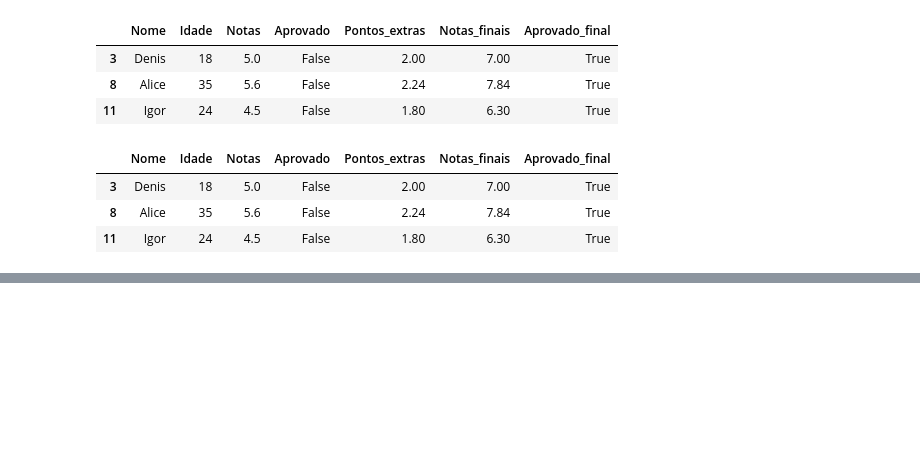
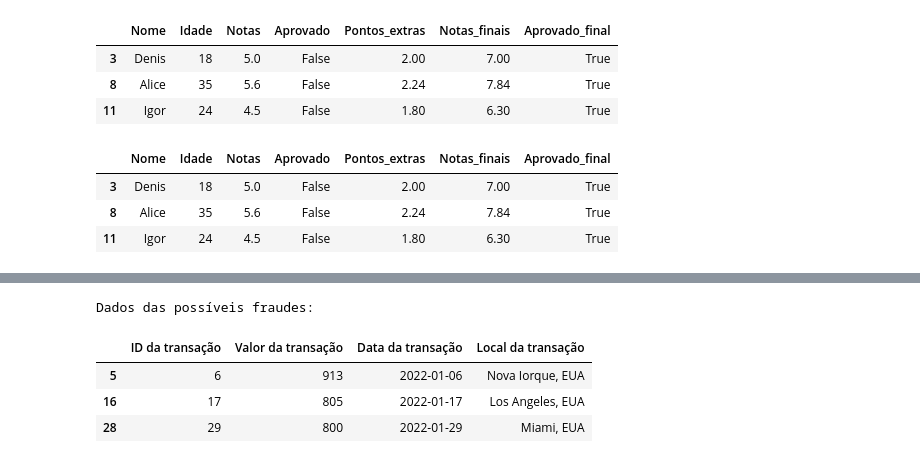
Before and after one commit to izotan/Cursos, a Jupyter notebook: Data-Science/Python/Pandas/Pandas_ETL_Completo/desafios.ipynb, the cells around one changed output, grey strips where cells are left out. Saved outputs shown, nothing was run; the diff lists cells and outputs as text; code cells hidden in the pictures; blank space fills up the shorter version.

```diff
--- a/Data-Science/Python/Pandas/Pandas_ETL_Completo/desafios.ipynb
+++ b/Data-Science/Python/Pandas/Pandas_ETL_Completo/desafios.ipynb
@@ -518,0 +635,9 @@ dados[selecao]
+# %%
+print("Dados das possíveis fraudes:")
+df.loc[[5,16,28]]
+# %% [output]
+Dados das possíveis fraudes:
+|  | ID da transação | Valor da transação | Data da transação | Local da transação |
+| 5 | 6 | 913 | 2022-01-06 | Nova Iorque, EUA |
+| 16 | 17 | 805 | 2022-01-17 | Los Angeles, EUA |
+| 28 | 29 | 800 | 2022-01-29 | Miami, EUA |
```
Also changed, not shown: parts of 16 cells of this notebook, 2 other files.
